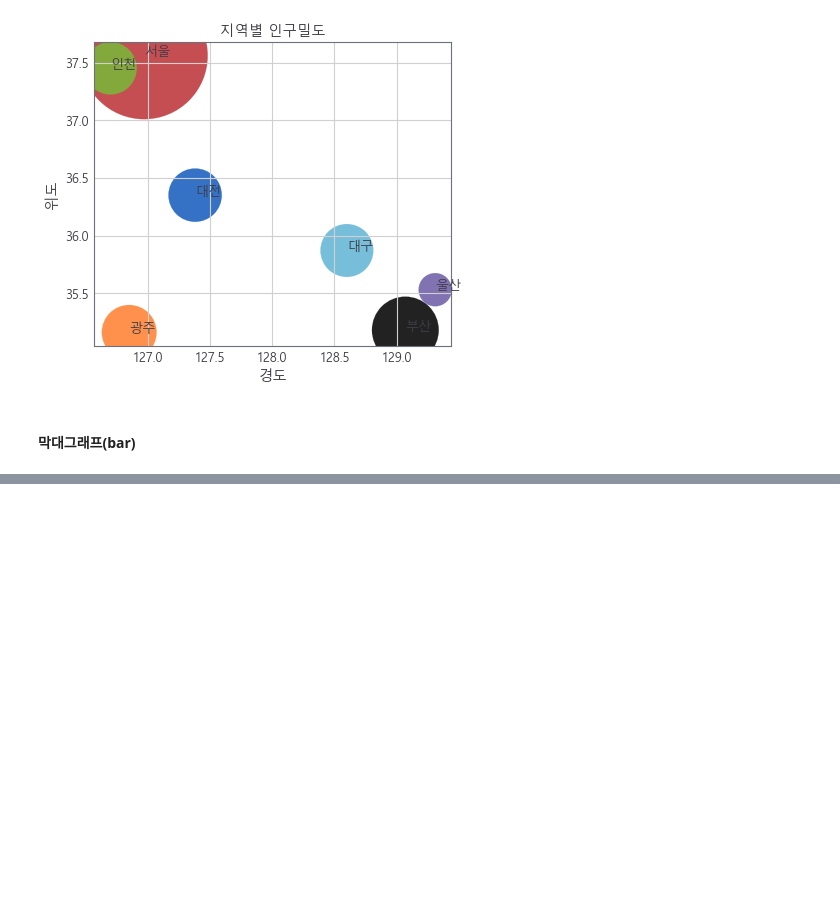
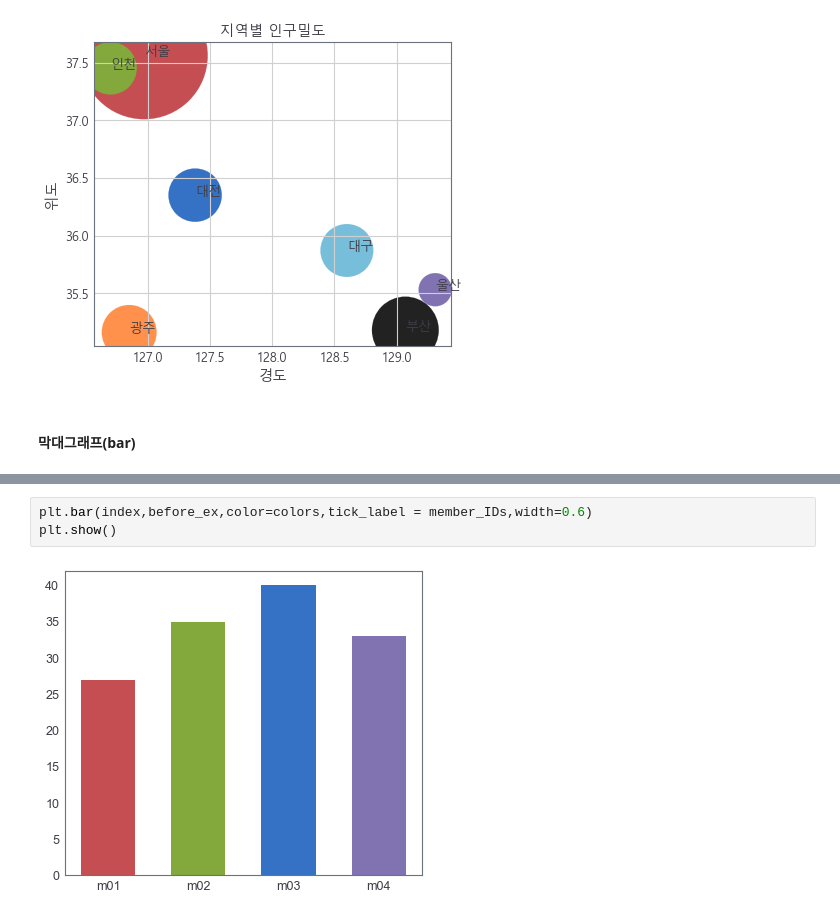
Before and after one commit to ppangh11/Practice_Python, a Jupyter notebook: Matplotlib 연습.ipynb, the cells around one changed output, grey strips where cells are left out. Cells and saved outputs as stored; diff of their text form; blank space fills up the shorter version.

```diff
--- a/Matplotlib 연습.ipynb
+++ b/Matplotlib 연습.ipynb
@@ -263,0 +295,5 @@ plt.show()
+# %%
+plt.bar(index,before_ex,color=colors,tick_label = member_IDs,width=0.6)
+plt.show()
+# %% [output]
+[figure, added]
```
Also changed, not shown: parts of 38 cells of this notebook.
